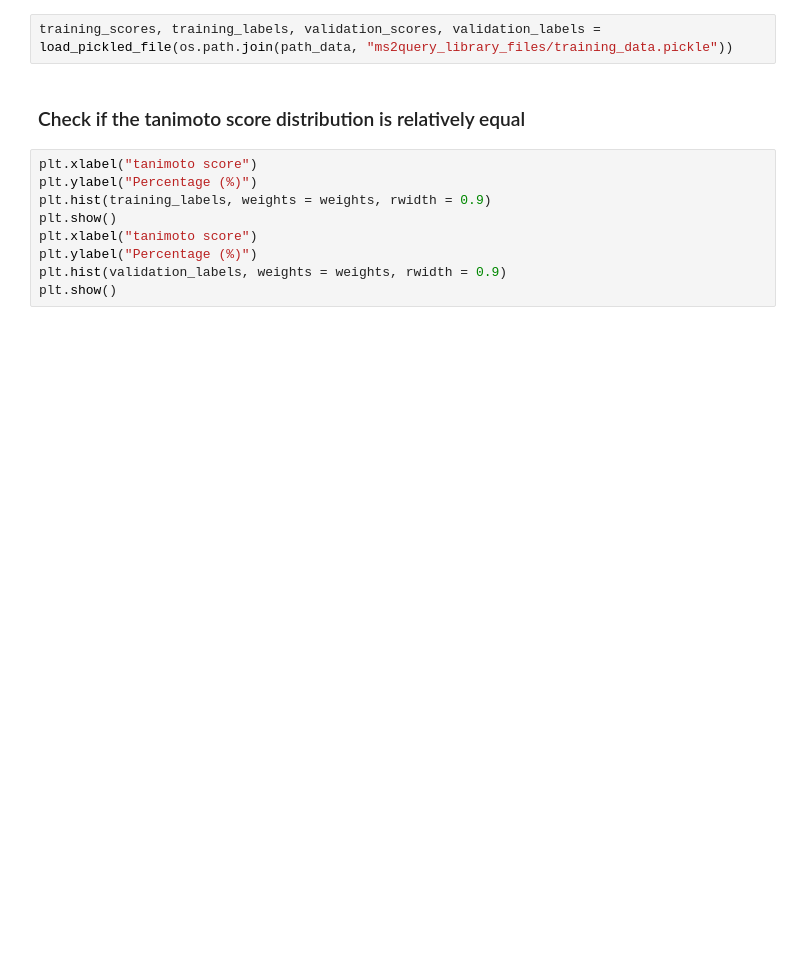
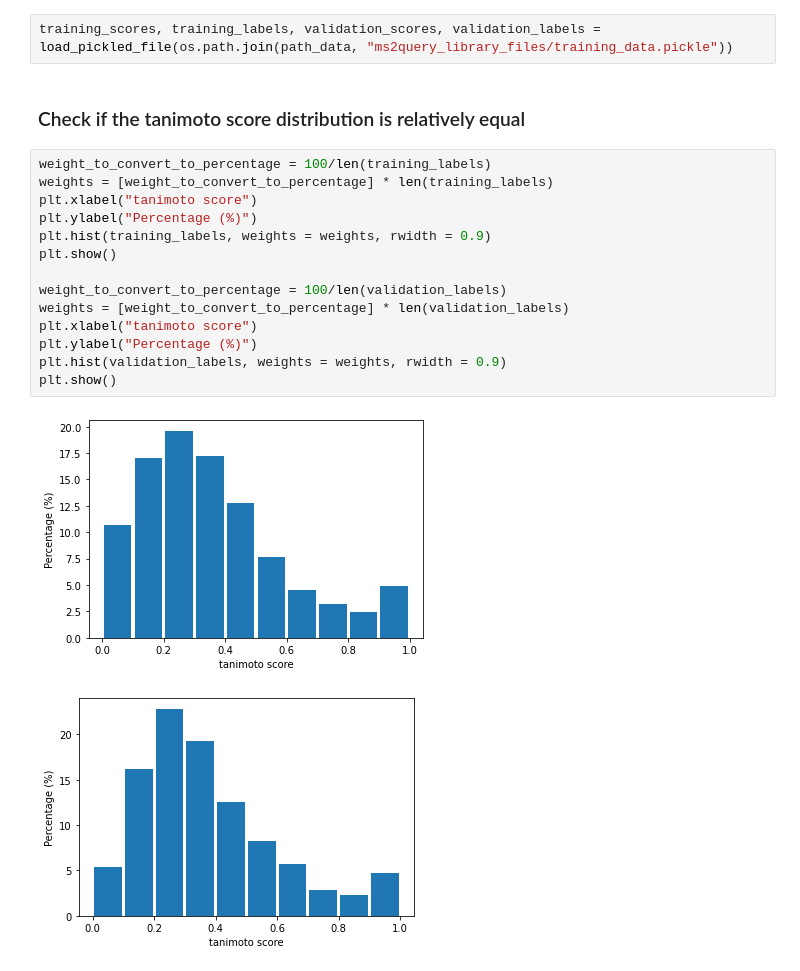
Before and after one commit to iomega/ms2query, a Jupyter notebook: notebooks/clean_split_and_train_gnps_24_11_21/10_train_random_forest_ms2query.ipynb, the cells around one changed output. Saved outputs shown, nothing was run; the diff lists cells and outputs as text; blank space fills up the shorter version.

```diff
--- a/notebooks/clean_split_and_train_gnps_24_11_21/10_train_random_forest_ms2query.ipynb
+++ b/notebooks/clean_split_and_train_gnps_24_11_21/10_train_random_forest_ms2query.ipynb
@@ -9,14 +10,22 @@ training_scores, training_labels, validation_scores, validation_labels = load_pi
 # %% [markdown]
 ### Check if the tanimoto score distribution is relatively equal
 # %%
+weight_to_convert_to_percentage = 100/len(training_labels)
+weights = [weight_to_convert_to_percentage] * len(training_labels)
 plt.xlabel("tanimoto score")
 plt.ylabel("Percentage (%)")
 plt.hist(training_labels, weights = weights, rwidth = 0.9)
 plt.show()
+
+weight_to_convert_to_percentage = 100/len(validation_labels)
+weights = [weight_to_convert_to_percentage] * len(validation_labels)
 plt.xlabel("tanimoto score")
 plt.ylabel("Percentage (%)")
 plt.hist(validation_labels, weights = weights, rwidth = 0.9)
 plt.show()
+# %% [output]
+[figure, added]
+[figure, added]
 # %%
 from sklearn.ensemble import RandomForestRegressor
 from sklearn.model_selection import train_test_split
```
Also changed, not shown: parts of 3 cells of this notebook, 3 other files.
